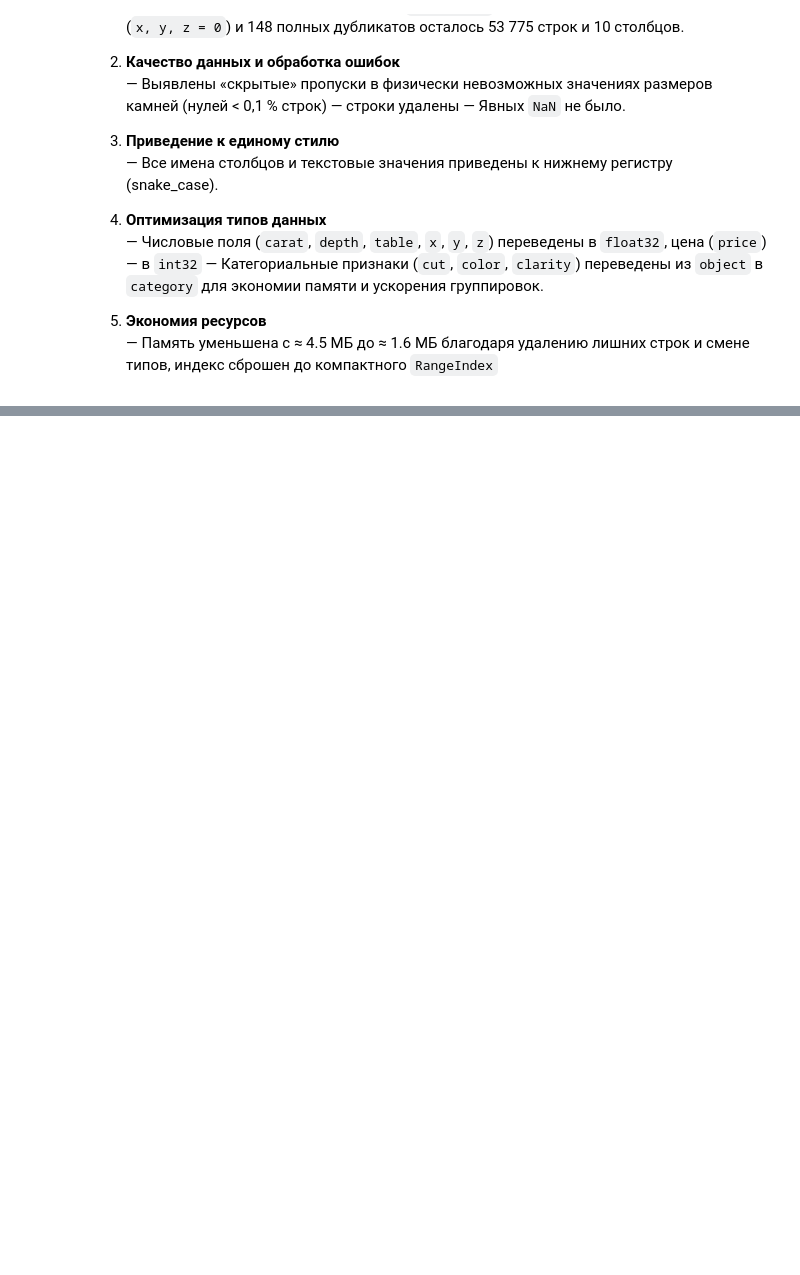
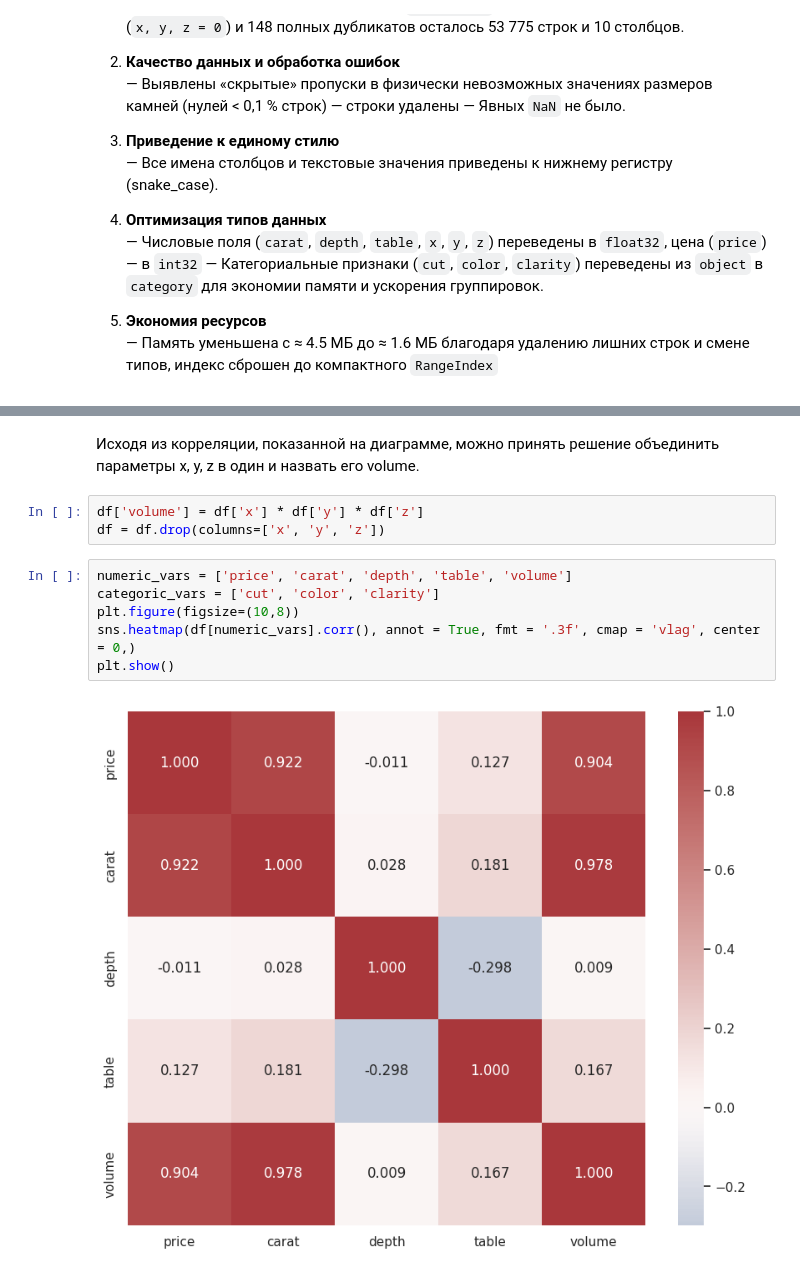
Before and after one commit to Lomikk/diamonds_data_analysis_practice-2025-Yashkov, a Jupyter notebook: diamonds_preprocessing_practice.ipynb, the cells around one changed output, grey strips where cells are left out. Drawn from its saved outputs; the diff is of its cells as text; blank space fills up the shorter version.

```diff
--- a/diamonds_preprocessing_practice.ipynb
+++ b/diamonds_preprocessing_practice.ipynb
@@ -293,0 +887,13 @@ memory usage: 1.6 MB
+# %% [markdown]
+Исходя из корреляции, показанной на диаграмме, можно принять решение объединить параметры x, y, z в один и назвать его volume.
+# %%
+df['volume'] = df['x'] * df['y'] * df['z']
+df = df.drop(columns=['x', 'y', 'z'])
+# %%
+numeric_vars = ['price', 'carat', 'depth', 'table', 'volume']
+categoric_vars = ['cut', 'color', 'clarity']
+plt.figure(figsize=(10,8))
+sns.heatmap(df[numeric_vars].corr(), annot = True, fmt = '.3f', cmap = 'vlag', center = 0,)
+plt.show()
+# %% [output]
+[figure, added]
```
Also changed, not shown: parts of 57 cells of this notebook.
